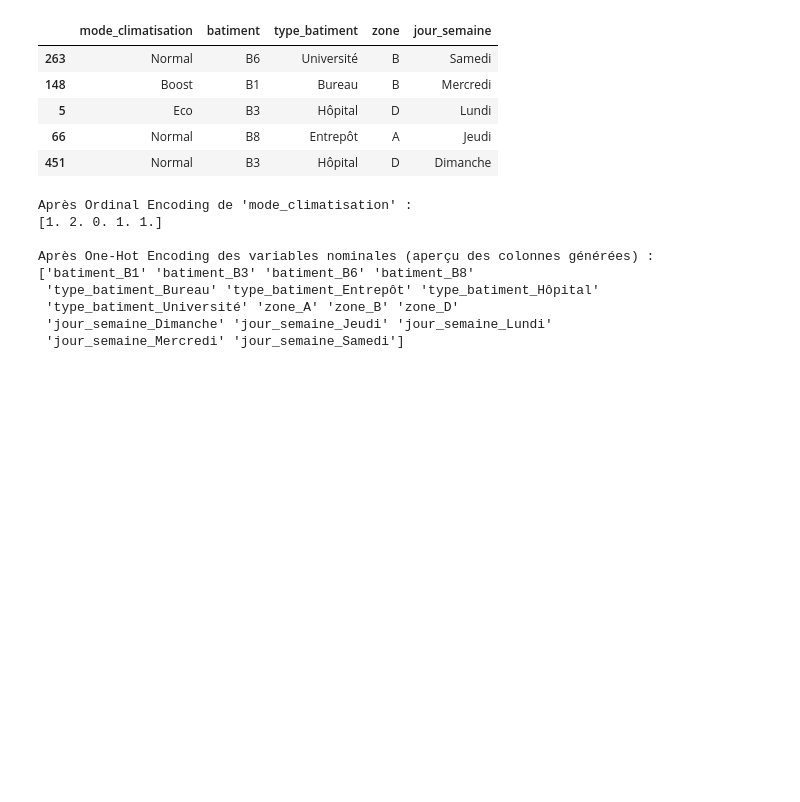
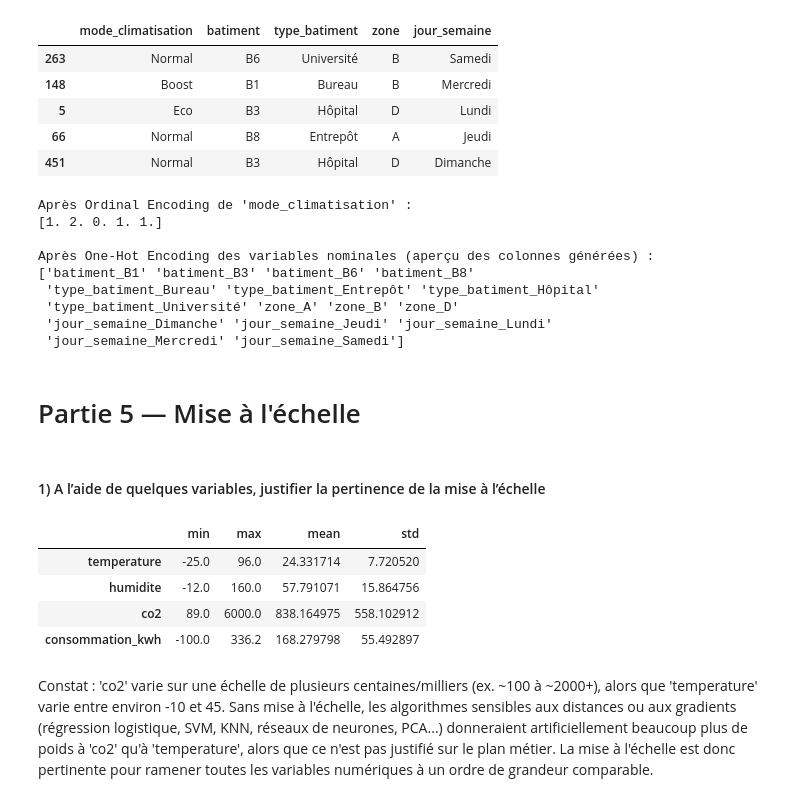
Before and after one commit to DIOPBARHAM/atelier_prepa_donnees_tab, a Jupyter notebook: notebooks/atelier_prepa_donnees_tab.ipynb, the cells around one changed output. Cells and saved outputs as stored; diff of their text form; code cells hidden in the pictures; blank space fills up the shorter version.

Commit message:
Partie 5 – Mise à l'échelle 1) A l’aide de quelques variables, justifier la pertinence de la mise à l’échelle

```diff
--- a/notebooks/atelier_prepa_donnees_tab.ipynb
+++ b/notebooks/atelier_prepa_donnees_tab.ipynb
@@ -729,3 +729,24 @@ Après One-Hot Encoding des variables nominales (aperçu des colonnes générée
  'type_batiment_Université' 'zone_A' 'zone_B' 'zone_D'
  'jour_semaine_Dimanche' 'jour_semaine_Jeudi' 'jour_semaine_Lundi'
  'jour_semaine_Mercredi' 'jour_semaine_Samedi']
+# %% [markdown]
+# Partie 5 — Mise à l'échelle
+# %% [markdown]
+#### 1) A l’aide de quelques variables, justifier la pertinence de la mise à l’échelle
+# %%
+apercu_echelles = X_train[["temperature", "humidite", "co2", "consommation_kwh"]].describe().T[
+    ["min", "max", "mean", "std"]]
+apercu_echelles
+# %% [output]
+|  | min | max | mean | std |
+| temperature | -25.0 | 96.0 | 24.331714 | 7.720520 |
+| humidite | -12.0 | 160.0 | 57.791071 | 15.864756 |
+| co2 | 89.0 | 6000.0 | 838.164975 | 558.102912 |
+| consommation_kwh | -100.0 | 336.2 | 168.279798 | 55.492897 |
+# %% [markdown]
+Constat : 'co2' varie sur une échelle de plusieurs centaines/milliers (ex. ~100 à ~2000+),
+alors que 'temperature' varie entre environ -10 et 45. Sans mise à l'échelle, les algorithmes
+sensibles aux distances ou aux gradients (régression logistique, SVM, KNN, réseaux de neurones,
+PCA...) donneraient artificiellement beaucoup plus de poids à 'co2' qu'à 'temperature', alors
+que ce n'est pas justifié sur le plan métier. La mise à l'échelle est donc pertinente pour
+ramener toutes les variables numériques à un ordre de grandeur comparable.
```
